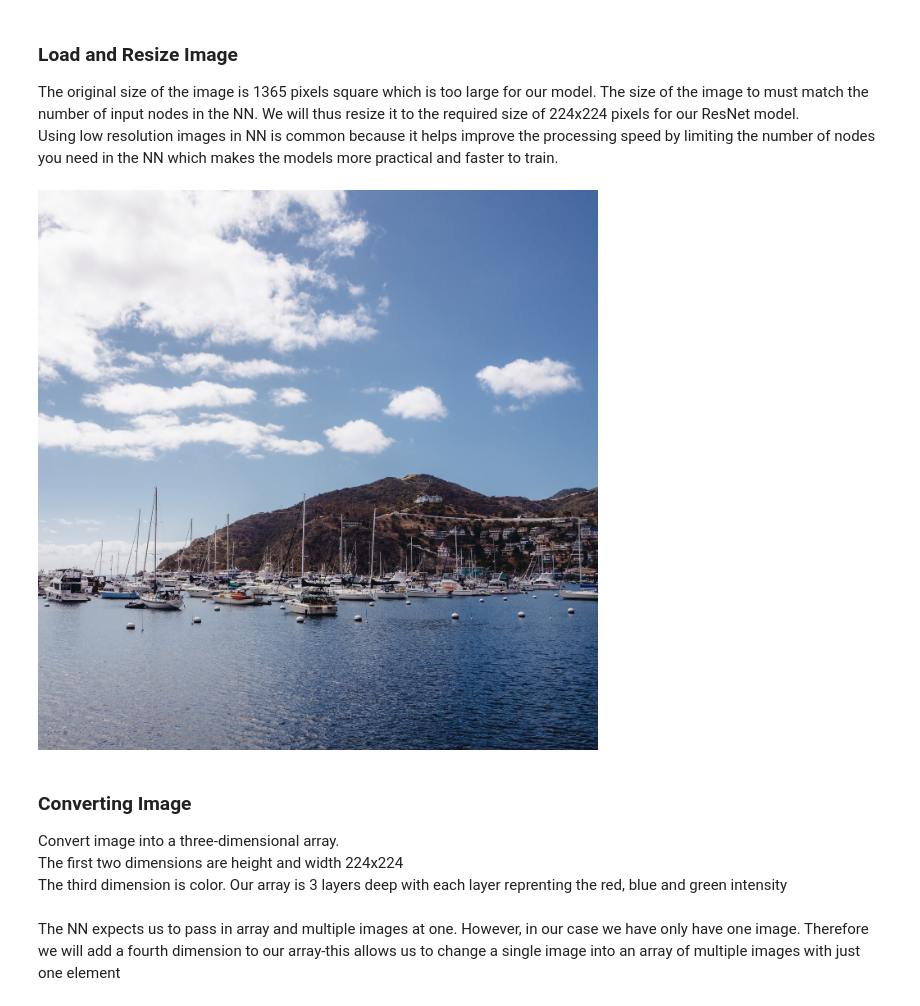
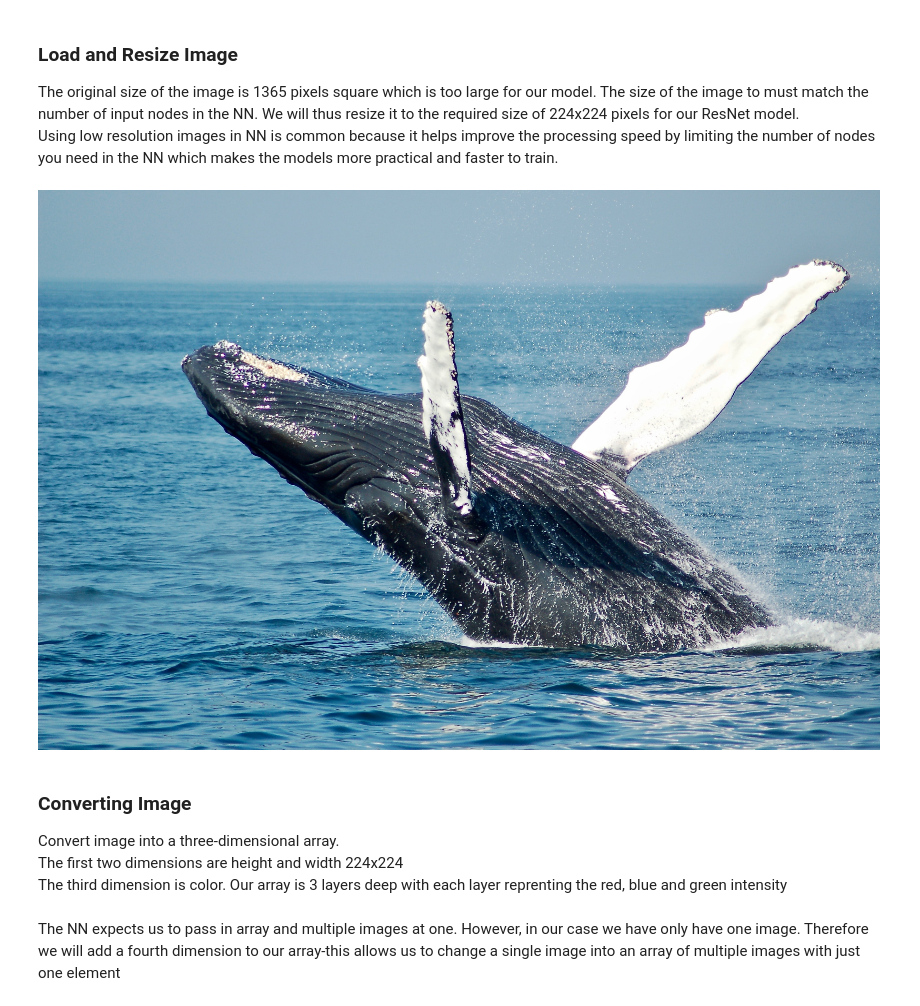
Before and after one commit to makenasandra/resnet50, a Jupyter notebook: image_recognition.ipynb, the cells around one changed output. Saved outputs shown, nothing was run; the diff lists cells and outputs as text; code cells hidden in the pictures.

Commit message:
added image

```diff
--- a/image_recognition.ipynb
+++ b/image_recognition.ipynb
@@ -18,8 +18,8 @@ The original size of the image is 1365 pixels square which is too large for our
 # %%
 #To Display image we are processing
 from IPython.display import Image
-Image(filename="bay.jpg")
+Image(filename="todd-cravens-lwACYK8ScmA-unsplash.jpg")
 # %% [output]
-[figure, old version]
+[figure, new version]
 # %%
 # Load the image file, resizing it to 224x224 pixels (required by this model)
```
Also changed, not shown: parts of 2 cells of this notebook, 3 other files.
